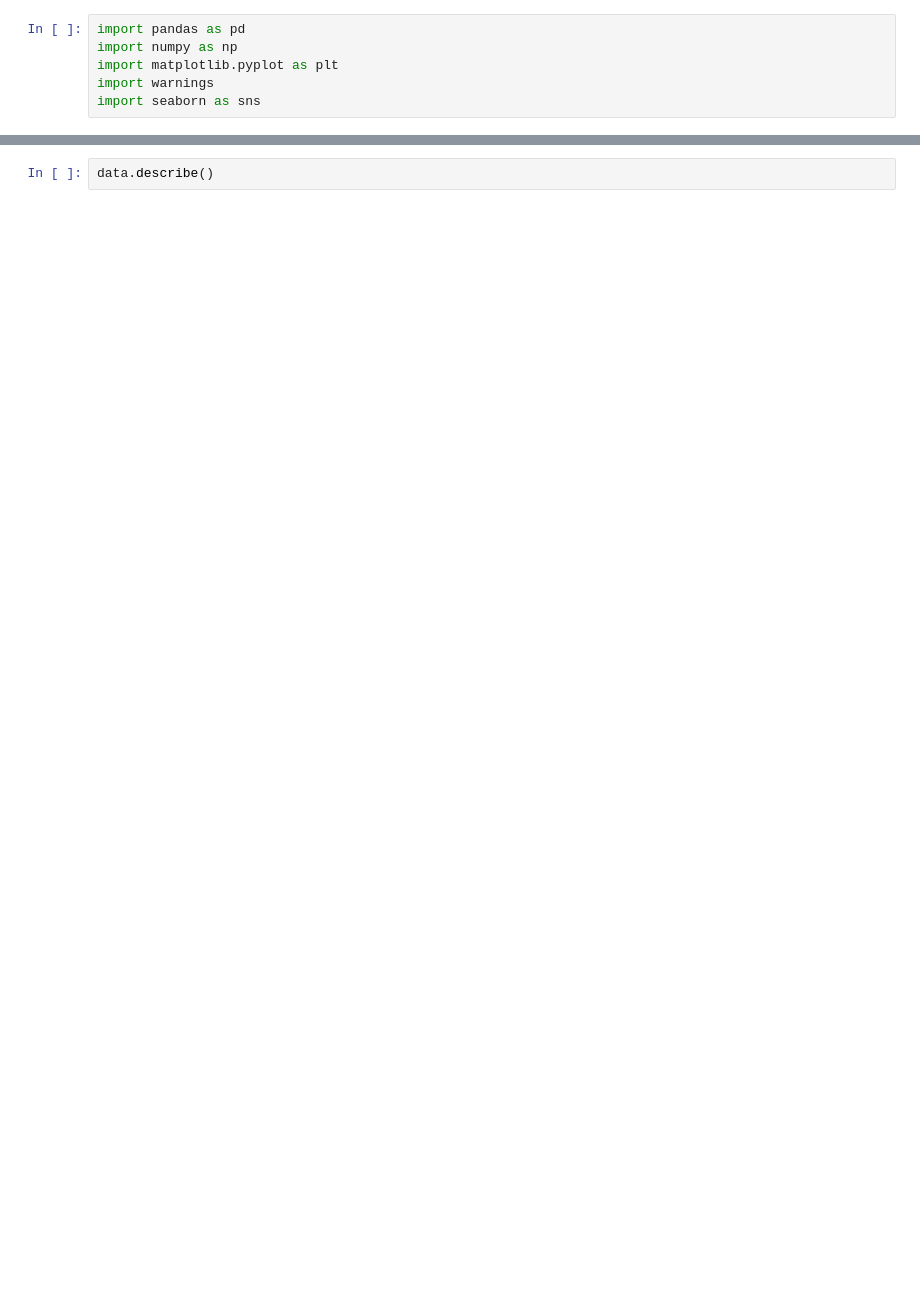
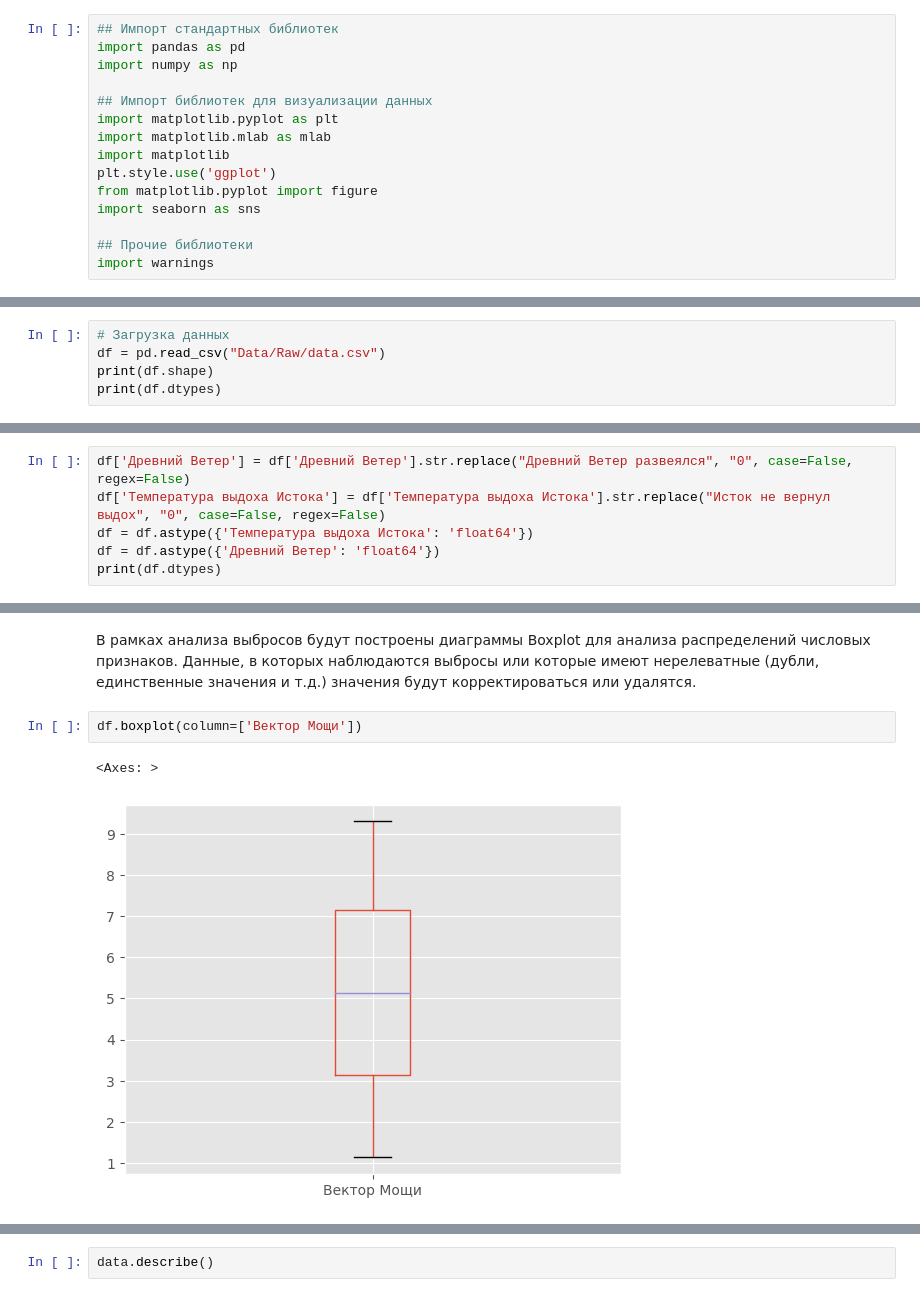
Before and after one commit to Theocroft/GPN-Intelligence-Cup-2024, a Jupyter notebook: Test.ipynb, the cells around one changed output, grey strips where cells are left out. Drawn from its saved outputs; the diff is of its cells as text; blank space fills up the shorter version.

```diff
--- a/Test.ipynb
+++ b/Test.ipynb
@@ -1,6 +12,15 @@
 # %%
+## Импорт стандартных библиотек
 import pandas as pd
 import numpy as np
+
+## Импорт библиотек для визуализации данных
 import matplotlib.pyplot as plt
+import matplotlib.mlab as mlab
+import matplotlib
+plt.style.use('ggplot')
+from matplotlib.pyplot import figure
+import seaborn as sns
+
+## Прочие библиотеки
 import warnings
-import seaborn as sns
@@ -8,0 +31,5 @@ data = pd.read_csv("data.csv")
+# %%
+# Загрузка данных
+df = pd.read_csv("Data/Raw/data.csv")
+print(df.shape)
+print(df.dtypes)
@@ -8,0 +138,6 @@ data = pd.read_csv("data.csv")
+# %%
+df['Древний Ветер'] = df['Древний Ветер'].str.replace("Древний Ветер развеялся", "0", case=False, regex=False)
+df['Температура выдоха Истока'] = df['Температура выдоха Истока'].str.replace("Исток не вернул выдох", "0", case=False, regex=False)
+df = df.astype({'Температура выдоха Истока': 'float64'})
+df = df.astype({'Древний Ветер': 'float64'})
+print(df.dtypes)
@@ -8,0 +166,7 @@ data = pd.read_csv("data.csv")
+# %% [markdown]
+В рамках анализа выбросов будут построены диаграммы Boxplot для анализа распределений числовых признаков. Данные, в которых наблюдаются выбросы или которые имеют нерелеватные (дубли, единственные значения и т.д.) значения будут корректироваться или удалятся.
+# %%
+df.boxplot(column=['Вектор Мощи'])
+# %% [output]
+<Axes: >
+[figure, added]
```
Also changed, not shown: parts of 33 cells of this notebook.
